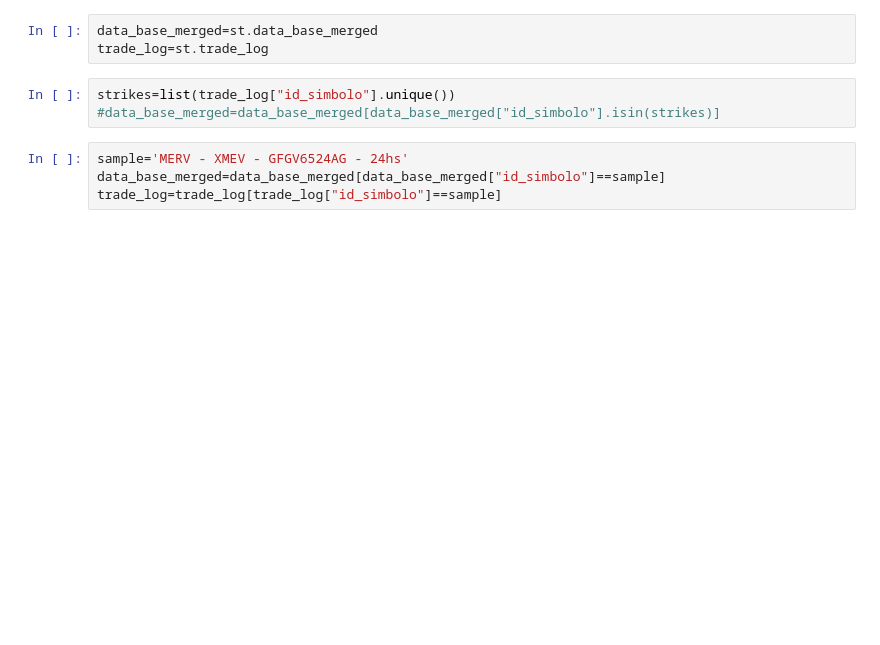
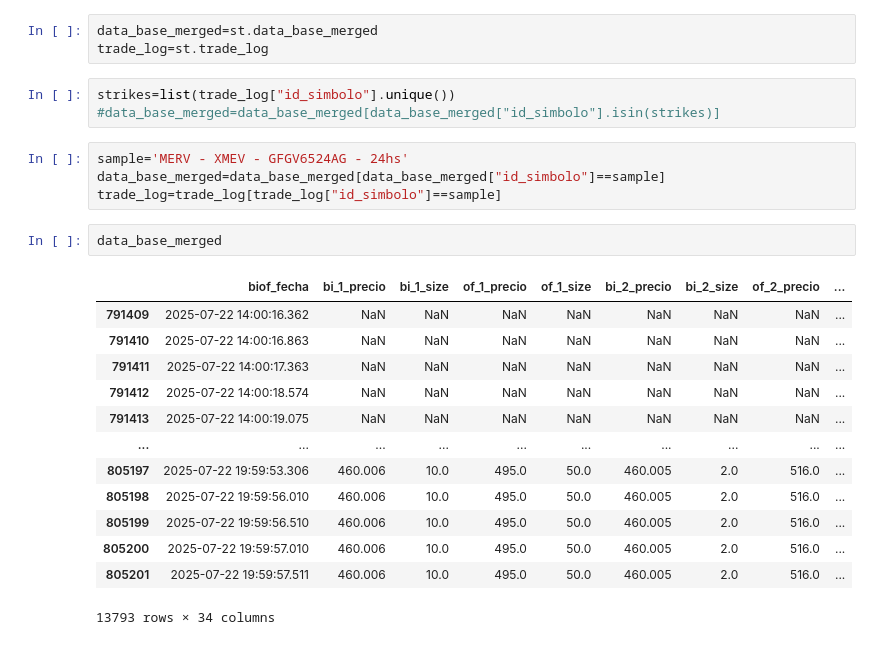
Before and after one commit to pedrovelazquez-mh/options_project, a Jupyter notebook: code/plot.ipynb, the cells around one changed output. Cells and saved outputs as stored; diff of their text form; blank space fills up the shorter version.

```diff
--- a/code/plot.ipynb
+++ b/code/plot.ipynb
@@ -14,6 +14,22 @@ strikes=list(trade_log["id_simbolo"].unique())
 sample='MERV - XMEV - GFGV6524AG - 24hs'
 data_base_merged=data_base_merged[data_base_merged["id_simbolo"]==sample]
 trade_log=trade_log[trade_log["id_simbolo"]==sample]
+# %%
+data_base_merged
+# %% [output]
+|  | biof_fecha | bi_1_precio | bi_1_size | of_1_precio | of_1_size | bi_2_precio | bi_2_size | of_2_precio | ... |
+| 791409 | 2025-07-22 14:00:16.362 | NaN | NaN | NaN | NaN | NaN | NaN | NaN | ... |
+| 791410 | 2025-07-22 14:00:16.863 | NaN | NaN | NaN | NaN | NaN | NaN | NaN | ... |
+| 791411 | 2025-07-22 14:00:17.363 | NaN | NaN | NaN | NaN | NaN | NaN | NaN | ... |
+| 791412 | 2025-07-22 14:00:18.574 | NaN | NaN | NaN | NaN | NaN | NaN | NaN | ... |
+| 791413 | 2025-07-22 14:00:19.075 | NaN | NaN | NaN | NaN | NaN | NaN | NaN | ... |
+| ... | ... | ... | ... | ... | ... | ... | ... | ... | ... |
+| 805197 | 2025-07-22 19:59:53.306 | 460.006 | 10.0 | 495.0 | 50.0 | 460.005 | 2.0 | 516.0 | ... |
+| 805198 | 2025-07-22 19:59:56.010 | 460.006 | 10.0 | 495.0 | 50.0 | 460.005 | 2.0 | 516.0 | ... |
+| 805199 | 2025-07-22 19:59:56.510 | 460.006 | 10.0 | 495.0 | 50.0 | 460.005 | 2.0 | 516.0 | ... |
+| 805200 | 2025-07-22 19:59:57.010 | 460.006 | 10.0 | 495.0 | 50.0 | 460.005 | 2.0 | 516.0 | ... |
+| 805201 | 2025-07-22 19:59:57.511 | 460.006 | 10.0 | 495.0 | 50.0 | 460.005 | 2.0 | 516.0 | ... |
+13793 rows × 34 columns
 # %%
 import plotly.graph_objects as go
 from plotly.subplots import make_subplots
```
Also changed, not shown: parts of 2 cells of this notebook, 4 other files.
